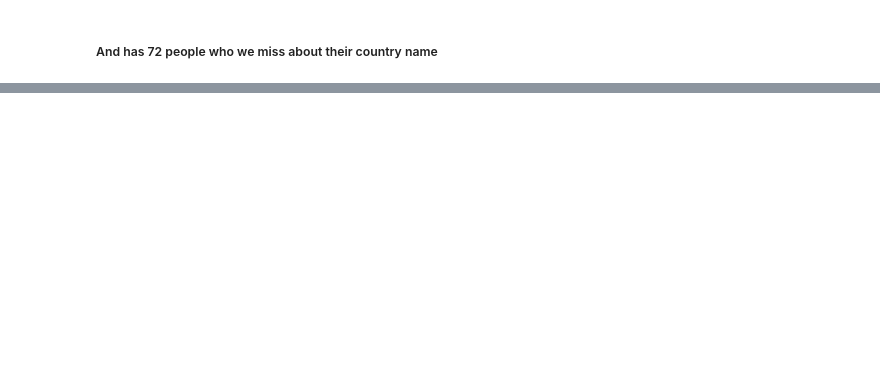
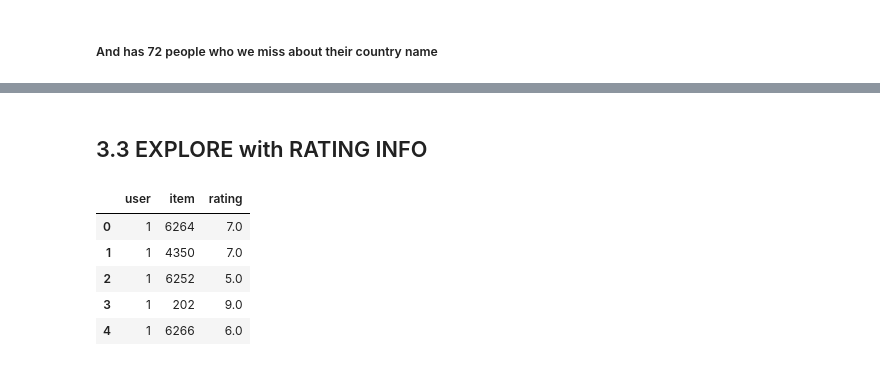
Before and after one commit to TranQuocViet236/RS, a Jupyter notebook: eda_notebook/eda.ipynb, the cells around one changed output, grey strips where cells are left out. Cells and saved outputs as stored; diff of their text form; code cells hidden in the pictures; blank space fills up the shorter version.

```diff
--- a/eda_notebook/eda.ipynb
+++ b/eda_notebook/eda.ipynb
@@ -60,3 +90,3 @@ print(book_hist_df.head())
 # %%
-book_rate_df = pd.read_csv(book_rate_path, delimiter='\t', header=None, low_memory=False)
+book_rate_df = pd.read_csv(book_rate_path, delimiter='\t', low_memory=False)
 print(book_rate_df.head())
@@ -308,0 +331,11 @@ print(items_info_df.head())
+# %% [markdown]
+## 3.3 EXPLORE with RATING INFO
+# %%
+book_rate_df.head()
+# %% [output]
+|  | user | item | rating |
+| 0 | 1 | 6264 | 7.0 |
+| 1 | 1 | 4350 | 7.0 |
+| 2 | 1 | 6252 | 5.0 |
+| 3 | 1 | 202 | 9.0 |
+| 4 | 1 | 6266 | 6.0 |
```
Also changed, not shown: parts of 63 cells of this notebook, 10 other files.
